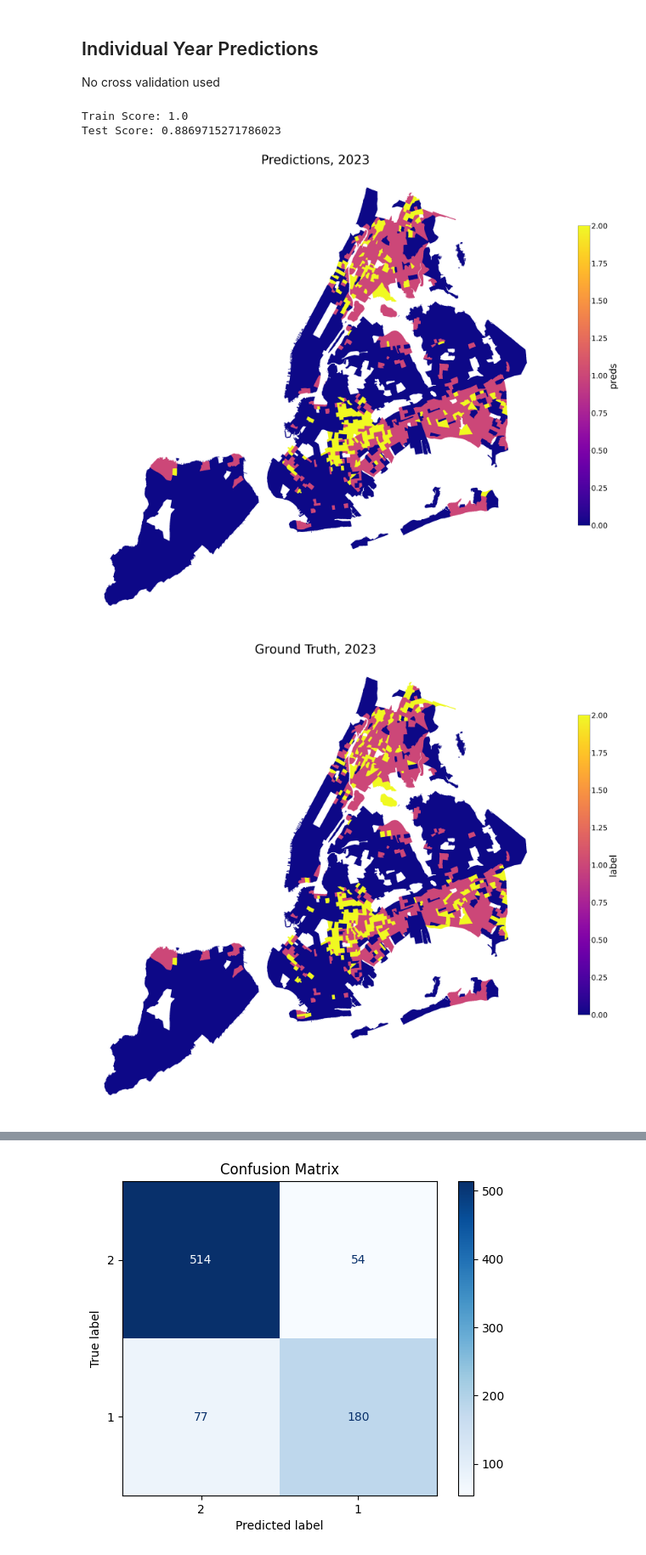
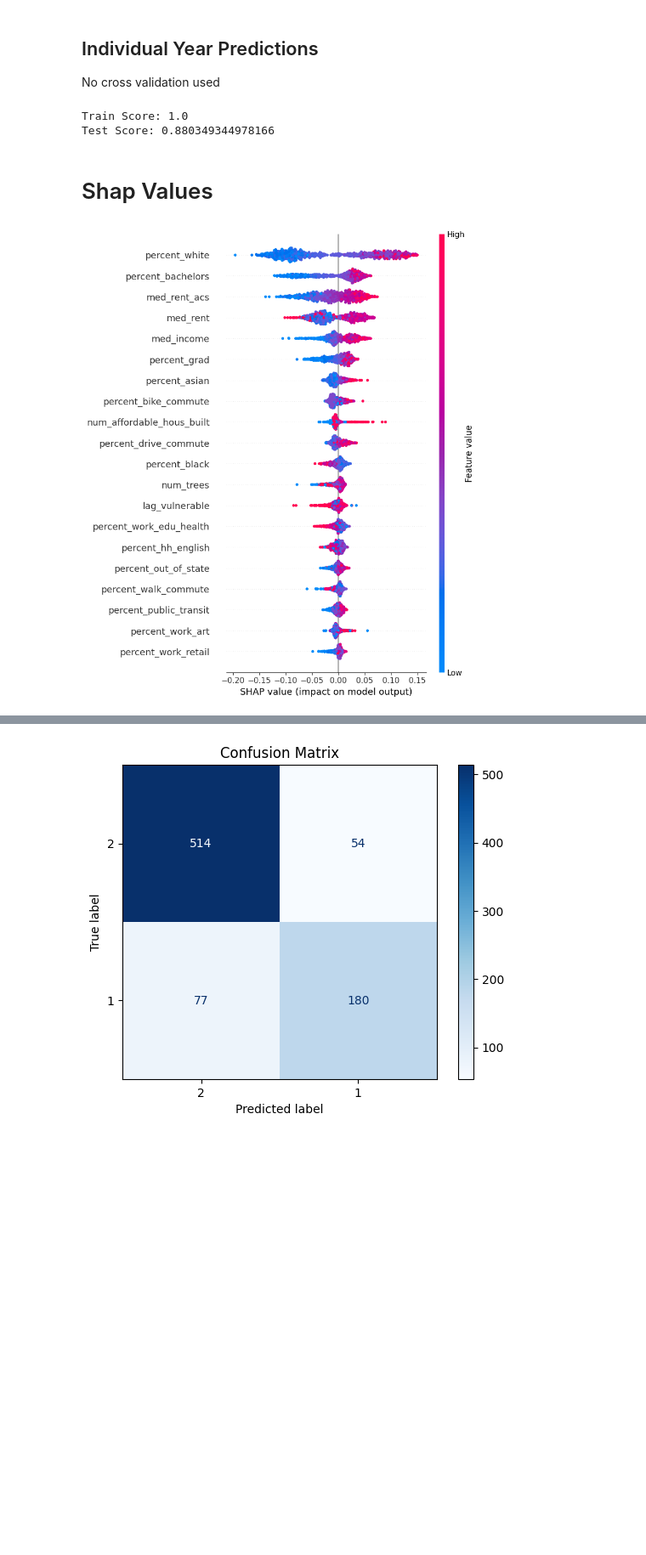
Before and after one commit to khyateed/forecasting-gentrification-nyc, a Jupyter notebook: modeling.ipynb, the cells around one changed output, grey strips where cells are left out. Shown at 85% size. Drawn from its saved outputs; the diff is of its cells as text; code cells hidden in the pictures; blank space fills up the shorter version.

Commit message:
added SHAP values

```diff
--- a/modeling.ipynb
+++ b/modeling.ipynb
@@ -171,7 +175,7 @@ feat = ['total_pop', 'percent_hh_income_assist', 'percent_hh_snap',
        'med_hh_tenure', 'num_citibike_rides', 'num_trees', 'med_rent',
        'num_affordable_hous_built', 'num_bikelanes','percent_hh_rented',
        'num_evictions_commercial', 'num_evictions_residential', 'park_acres',
-       'num_parks', 'pred_year', 'lag_vulnerable']
+       'num_parks', 'lag_vulnerable']
 
 # labels
 y_train = train_set['label']
@@ -186,10 +190,10 @@ smote = SMOTE(sampling_strategy='auto')
 X_train, y_train = smote.fit_resample(X_train, y_train)
 # %%
 ###### Fit the Model
-
-forest.fit(X_train, y_train)
-y_train_pred = forest.predict(X_train)
-y_test_pred = forest.predict(X_test)
+forest_yr = RandomForestClassifier(n_estimators=100, random_state=65)
+forest_yr.fit(X_train, y_train)
+y_train_pred = forest_yr.predict(X_train)
+y_test_pred = forest_yr.predict(X_test)
 
 test_set['preds'] = y_test_pred
 test_set_full = pd.concat([test_set, test_set_full[test_set_full.label==0]])
@@ -203,10 +207,22 @@ print("Train Score:", train_score)
 print("Test Score:", test_score)
 
 # visualize preds
-choropleth(test_set_full,'preds',['2023'], cmap='plasma',title='Predictions', save_img=False)
-choropleth(test_set_full,'label',['2023'], cmap='plasma',title='Ground Truth', save_img=False)
+# choropleth(test_set_full,'preds',['2023'], cmap='plasma',title='Predictions', save_img=False)
+# choropleth(test_set_full,'label',['2023'], cmap='plasma',title='Ground Truth', save_img=False)
 # %% [output]
 Train Score: 1.0
-Test Score: 0.8869715271786023
+Test Score: 0.880349344978166
-[figure, removed]
-[figure, removed]
+# %% [markdown]
+# Shap Values
+# %%
+# explainer = shap.Explainer(forest_yr, X_train)
+# shap_values = explainer(X_test)
+
+# Choose the class to explain (1=gentr
+class_idx = 1
+shap_class1_values = shap_values[:, :, class_idx]
+
+# Plot summary
+shap.summary_plot(shap_class1_values, X_test, plot_type='dot');
+# %% [output]
+[figure, added]
```
Also changed, not shown: parts of 9 cells of this notebook.
